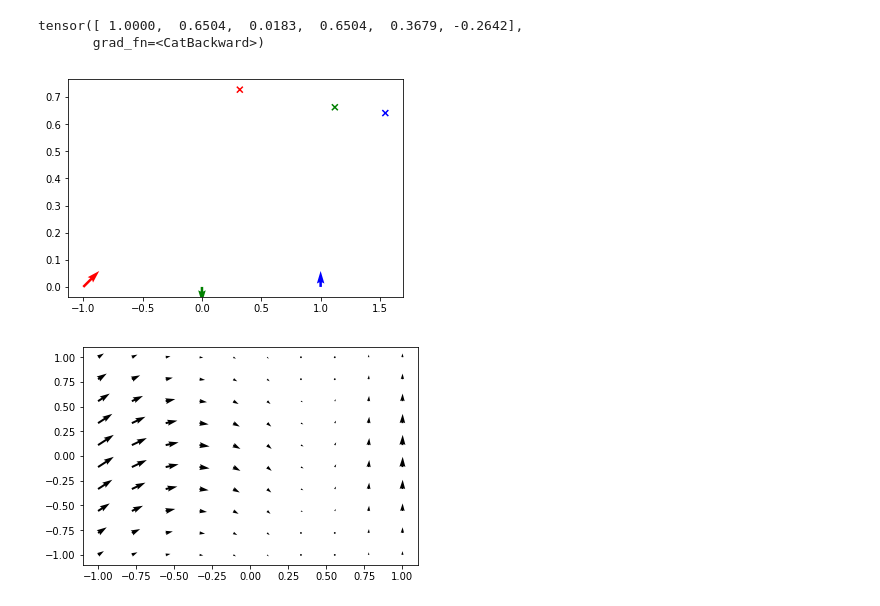
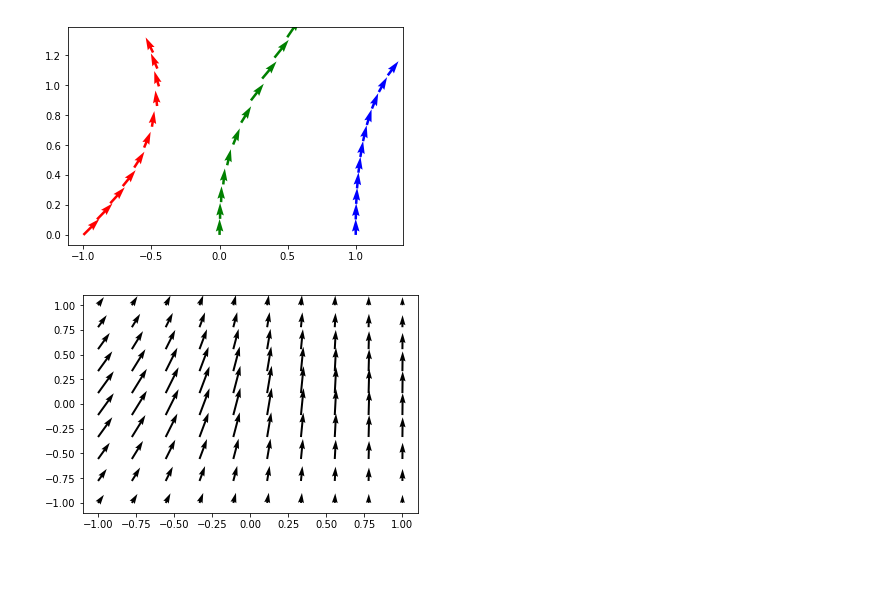
Before and after one commit to RosaKow/Masterthesis, a Jupyter notebook: src/example_shooting.ipynb, the cells around one changed output. Cells and saved outputs as stored; diff of their text form; code cells hidden in the pictures; blank space fills up the shorter version.

```diff
--- a/src/example_shooting.ipynb
+++ b/src/example_shooting.ipynb
@@ -9,9 +9,9 @@ import Hamiltonian as ham
 N = 10
 d=2
 # %%
-sigma0 = 1
+sigma0 = 0.5
 nb_pts0 = 2
-sigma1 = 1
+sigma1 = 0.5
 nb_pts1 = 1
 
 Trans0 = defmod.TranslationsIdenticalCost(sigma0, d, nb_pts0)
@@ -28,25 +28,22 @@ GD_Trans0 = torch.tensor([[-1., 0.], [1., 0.]], dtype=torch.float32, requires_gr
 MOM_Trans0 = torch.tensor([[1., 1.], [0., 1.]], dtype=torch.float32, requires_grad=True).view(-1)
 
 GD_Trans1 = torch.tensor([[0., 0.]], dtype=torch.float32, requires_grad=True).view(-1)
-MOM_Trans1 = torch.tensor([[0., -1.]], dtype=torch.float32, requires_grad=True).view(-1)
+MOM_Trans1 = torch.tensor([[0., 1.]], dtype=torch.float32, requires_grad=True).view(-1)
 # %%
 GD = torch.cat([GD_Trans0, GD_Trans1])
 MOM = torch.cat([MOM_Trans0, MOM_Trans1])
 # %%
-hamilt.Cont_geo(GD, MOM)
+cont = hamilt.Cont_geo(GD, MOM)
-# %% [output]
-tensor([ 1.0000,  0.6504,  0.0183,  0.6504,  0.3679, -0.2642],
-       grad_fn=<CatBackward>)
 # %%
-GD_final = shoot.shoot(Mod, GD, MOM, H_r, N)
+GD_List, MOM_List = shoot.shoot(Mod, GD, MOM, H_r, N)
 # %%
 import Visualisation as vis
 
 
-vis.plot_momentum(GD, MOM, GD_final)
+vis.plot_momentum_List(GD_List, MOM_List)
 # %% [output]
-[figure, old version]
+[figure, new version]
 # %%
 vis.plot_vectorfield(Mod, GD, MOM)
 # %% [output]
-[figure, old version]
+[figure, new version]
```
Also changed, not shown: 13 other files.
